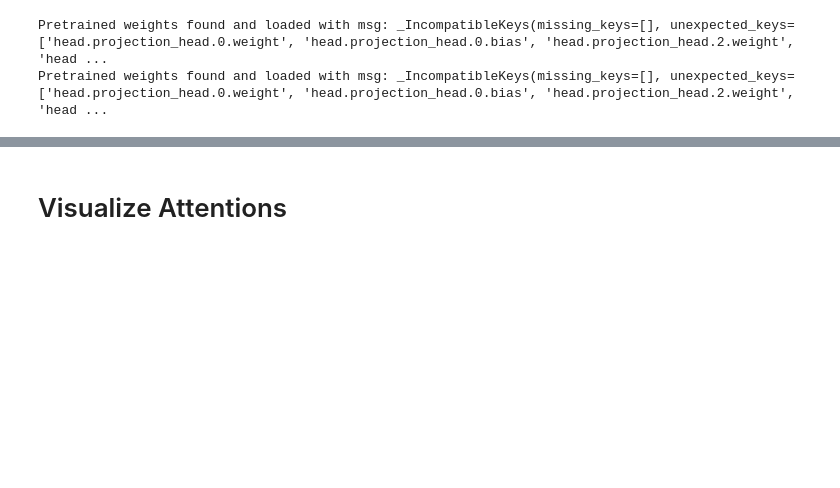
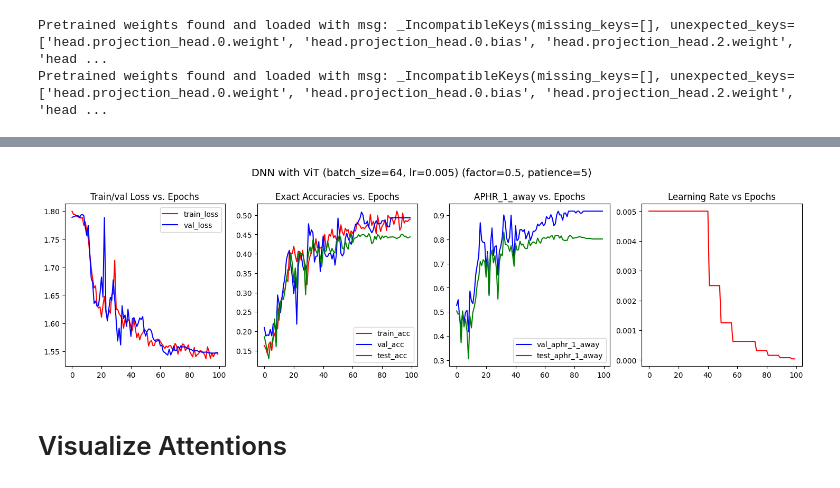
Before and after one commit to dylandao99/CSC413-Project, a Jupyter notebook: main_revenue_predictor.ipynb, the cells around one changed output, grey strips where cells are left out. Cells and saved outputs as stored; diff of their text form; code cells hidden in the pictures; blank space fills up the shorter version.

```diff
--- a/main_revenue_predictor.ipynb
+++ b/main_revenue_predictor.ipynb
@@ -711,5 +778,5 @@ rp_ViT = rp_ViT.to(device) # send model to GPU
 Pretrained weights found and loaded with msg: _IncompatibleKeys(missing_keys=[], unexpected_keys=['head.projection_head.0.weight', 'head.projection_head.0.bias', 'head.projection_head.2.weight', 'head ...
 Pretrained weights found and loaded with msg: _IncompatibleKeys(missing_keys=[], unexpected_keys=['head.projection_head.0.weight', 'head.projection_head.0.bias', 'head.projection_head.2.weight', 'head ...
 # %%
-train_vit = fit_one_cycle(rp_ViT, device, train_dl, val_dl, test_dl, torch.optim.Adam, train_args)
+train_vit = fit_one_cycle(rp_ViT, device, train_dl, val_dl, test_dl, torch.optim.Adam, train_args, 'plateau')
 # %% [output]
@@ -717,2 +800,4 @@ Epoch [0] : train_loss: 1.7920, train_acc: 0.1569, val_loss: 1.7916, val_acc: 0.
 # %%
-plot_history(train_vit, "ViT")
+plot_history(train_vit, "DNN with ViT (batch_size=64, lr=0.005) (factor=0.5, patience=5)")
+# %% [output]
+[figure, added]
```
Also changed, not shown: parts of 43 cells of this notebook.
